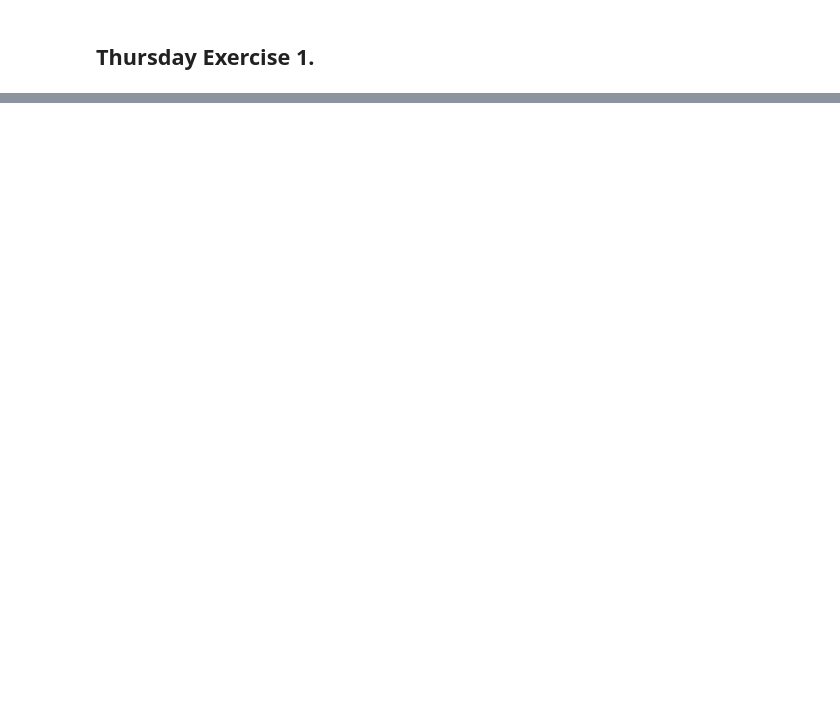
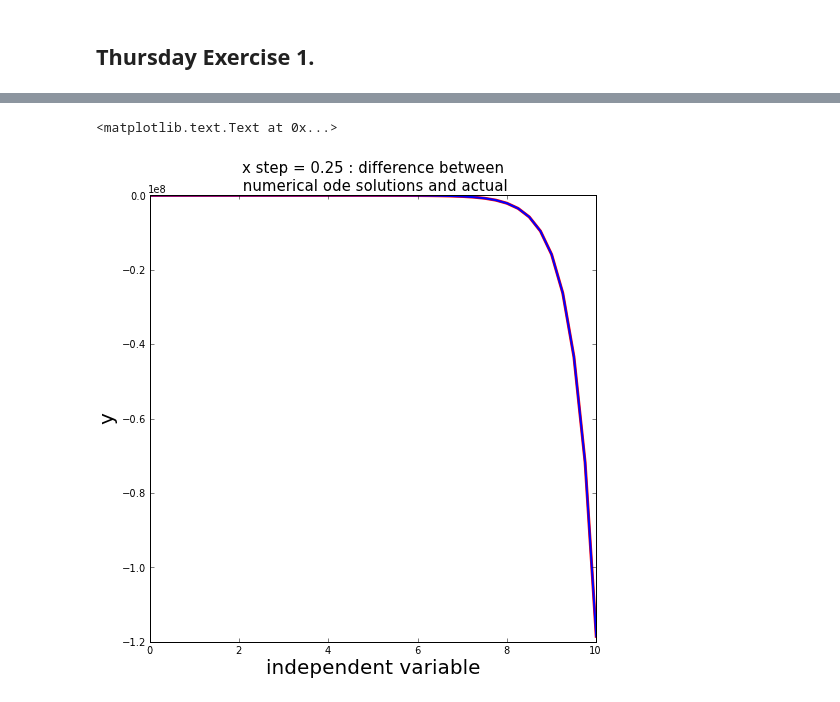
Before and after one commit to kbouch/PHYS202-S13, a Jupyter notebook: Week7/ODE-Ex6.ipynb, the cells around one changed output, grey strips where cells are left out. Cells and saved outputs as stored; diff of their text form; code cells hidden in the pictures; blank space fills up the shorter version.

```diff
--- a/Week7/ODE-Ex6.ipynb
+++ b/Week7/ODE-Ex6.ipynb
@@ -84,0 +234,26 @@ show()
+# %%
+def dydx(x,y):
+    return x+(2*y)
+
+x1 = np.arange(0.,10.25,0.25)
+x2 = np.arange(0.,10.02,0.02)
+
+sol_euler_cromer_1 = euler_odesolve(dydx,[0],x1)
+sol_euler_mid_1 = euler_mid_odesolve(dydx,[0],x1)
+
+sol_euler_cromer_2 = euler_odesolve(dydx,[0],x2)
+sol_euler_mid_2 = euler_mid_odesolve(dydx,[0],x2)
+# %%
+fig1 = gcf()
+fig1 = figure(figsize=(8.0,8.0))
+ax1 = gca()
+
+ax1.plot(x1,sol_euler_cromer_1[:,0] - y_exact(x1),'r-',label='for euler-cromer method',lw=3)
+ax1.plot(x1,sol_euler_mid_1[:,0] - y_exact(x1),'b-',label='for midpoint method',lw=2)
+
+title('x step = 0.25 : difference between \n numerical ode solutions and actual',fontsize=15)
+xlabel('independent variable', fontsize=20)
+ylabel('y',fontsize=20)
+# %% [output]
+<matplotlib.text.Text at 0x...>
+[figure, added]
```
Also changed, not shown: parts of 11 cells of this notebook.
